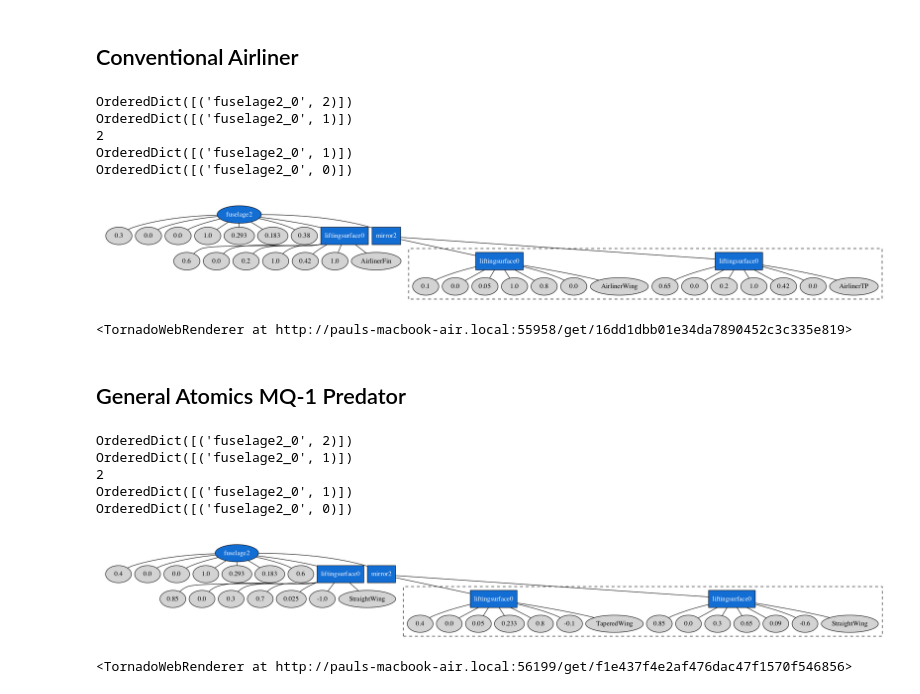
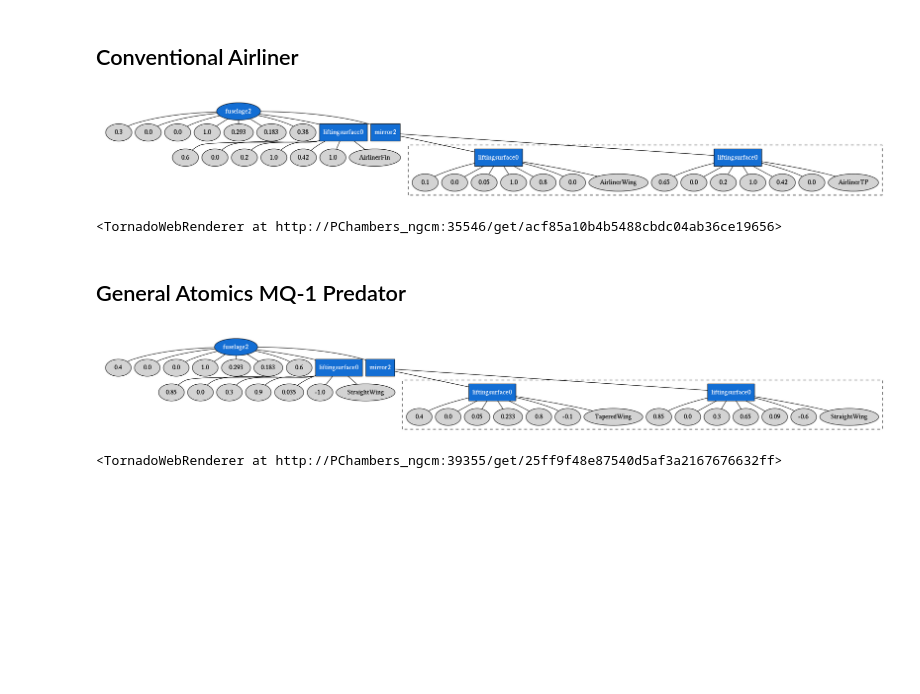
Before and after one commit to p-chambers/occ_airconics, a Jupyter notebook: examples/notebooks/gp_evolve_boxlayout.ipynb, the cells around one changed output. Saved outputs shown, nothing was run; the diff lists cells and outputs as text; code cells hidden in the pictures; blank space fills up the shorter version.

```diff
--- a/examples/notebooks/gp_evolve_boxlayout.ipynb
+++ b/examples/notebooks/gp_evolve_boxlayout.ipynb
@@ -140,41 +129,33 @@ Image(dotgraph.create_png())
 # %% [markdown]
 ## Conventional Airliner
 # %%
-# The string method didn't work: let's do it manually:
-topo = Topology()
-
 expr_string = """fuselage2(0.3, 0., 0., 1., 0.293, 0.183, 0.38,
             liftingsurface0(0.6, 0., 0.2, 1., 0.42, 1.0, AirlinerFin) mirror2(
                 liftingsurface0(0.65, 0., 0.2, 1., 0.42, 0., AirlinerTP), liftingsurface0( 0.1, 0., 0.05, 1., 0.8, 0., AirlinerWing)))"""
 
-topo.from_string(expr_string)
+topo = topo_tools.from_string(expr_string)
 
 renderer = TornadoWebRenderer()
 
 topo.Display(renderer)
 
 display(Image(topo.pydot_graph().create_png()))
 
 renderer
 # %% [output]
+[figure]
-OrderedDict([('fuselage2_0', 2)])
-OrderedDict([('fuselage2_0', 1)])
-2
-OrderedDict([('fuselage2_0', 1)])
-OrderedDict([('fuselage2_0', 0)])
+<TornadoWebRenderer at http://PChambers_ngcm:35546/get/acf85a10b4b5488cbdc04ab36ce19656>
-[figure]
-<TornadoWebRenderer at http://pauls-macbook-air.local:55958/get/16dd1dbb01e34da7890452c3c335e819>
 # %% [markdown]
 ## General Atomics MQ-1 Predator
 # %%
-# The string method didn't work: let's do it manually:
-topo = Topology(MaxAttachments=4)
+# Need to extend the maximum number of attachments for the predator:
+topo_tools = Topology_GPTools(MaxAttachments=4)
 
 expr_string = """fuselage2(0.4, 0., 0., 1., 0.293, 0.183, 0.6,
-            liftingsurface0(0.85, 0., 0.3, 0.7, 0.025, -1.0, StraightWing) mirror2(
+            liftingsurface0(0.85, 0., 0.3, 0.9, 0.035, -1.0, StraightWing) mirror2(
                 liftingsurface0(0.85, 0., 0.3, 0.65, 0.09, -0.6, StraightWing), liftingsurface0(0.4, 0., 0.05, 0.233, 0.8, -0.1, TaperedWing)))"""
 
-topo.from_string(expr_string)
+topo = topo_tools.from_string(expr_string)
 
 renderer = TornadoWebRenderer()
 
@@ -184,10 +165,5 @@ display(Image(topo.pydot_graph().create_png()))
 
 renderer
 # %% [output]
+[figure]
-OrderedDict([('fuselage2_0', 2)])
-OrderedDict([('fuselage2_0', 1)])
-2
-OrderedDict([('fuselage2_0', 1)])
-OrderedDict([('fuselage2_0', 0)])
+<TornadoWebRenderer at http://PChambers_ngcm:39355/get/25ff9f48e87540d5af3a2167676632ff>
-[figure]
-<TornadoWebRenderer at http://pauls-macbook-air.local:56199/get/f1e437f4e2af476dac47f1570f546856>
```
Also changed, not shown: parts of 6 cells of this notebook, 1 other file.
